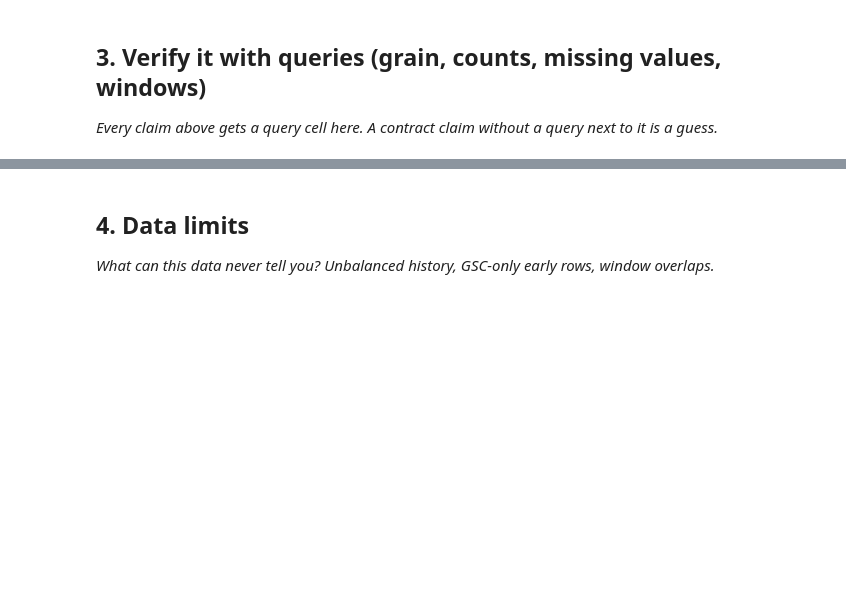
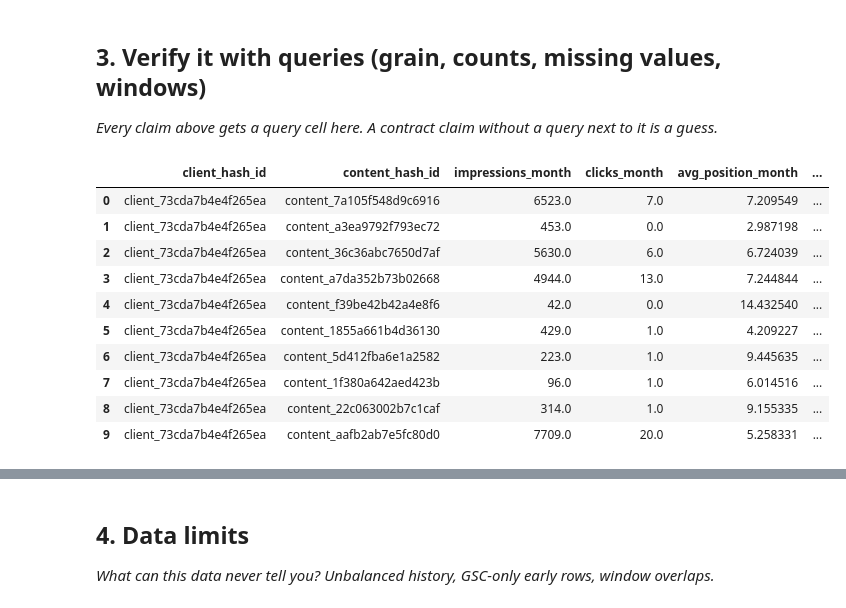
Before and after one commit to 7ayder-99/flyrank_internship, a Jupyter notebook: work/notebooks/w03_data_contract.ipynb, the cells around one changed output, grey strips where cells are left out. Drawn from its saved outputs; the diff is of its cells as text; code cells hidden in the pictures; blank space fills up the shorter version.

```diff
--- a/work/notebooks/w03_data_contract.ipynb
+++ b/work/notebooks/w03_data_contract.ipynb
@@ -15,0 +58,17 @@ This skeleton is yours to fill. Work the sections **in order** — each one has
+# %%
+%pip -q install duckdb
+
+import duckdb
+con = duckdb.connect()
+con.execute(f"CREATE OR REPLACE SECRET hf (TYPE huggingface, TOKEN '{hf_token}')")
+
+REL = "read_parquet('hf://datasets/FlyRank/internship-warehouse/fact_content_daily_performance/month=2026-03/*.parquet')"
+
+# Grain check
+con.sql(f"""
+    SELECT client_hash_id, content_hash_id, report_date, COUNT(*) AS c
+    FROM {REL}
+    GROUP BY client_hash_id, content_hash_id, report_date
+    HAVING c > 1
+    LIMIT 5
+""").show()
@@ -29,0 +117,28 @@ This skeleton is yours to fill. Work the sections **in order** — each one has
+# %%
+features_sql = f"""
+    SELECT
+        client_hash_id,
+        content_hash_id,
+        SUM(gsc_impressions) AS impressions_month,
+        SUM(gsc_clicks) AS clicks_month,
+        AVG(gsc_avg_position) AS avg_position_month,
+        SUM(CASE WHEN ga4_data_available IS TRUE THEN ga4_engaged_sessions ELSE 0 END) AS engaged_sessions_month,
+        COUNT(CASE WHEN gsc_impressions > 0 THEN 1 END) AS days_with_impressions
+    FROM {REL}
+    GROUP BY client_hash_id, content_hash_id
+"""
+
+feat_df = con.sql(features_sql).df()
+feat_df.head(10)
+# %% [output]
+|  | client_hash_id | content_hash_id | impressions_month | clicks_month | avg_position_month | ... |
+| 0 | client_73cda7b4e4f265ea | content_7a105f548d9c6916 | 6523.0 | 7.0 | 7.209549 | ... |
+| 1 | client_73cda7b4e4f265ea | content_a3ea9792f793ec72 | 453.0 | 0.0 | 2.987198 | ... |
+| 2 | client_73cda7b4e4f265ea | content_36c36abc7650d7af | 5630.0 | 6.0 | 6.724039 | ... |
+| 3 | client_73cda7b4e4f265ea | content_a7da352b73b02668 | 4944.0 | 13.0 | 7.244844 | ... |
+| 4 | client_73cda7b4e4f265ea | content_f39be42b42a4e8f6 | 42.0 | 0.0 | 14.432540 | ... |
+| 5 | client_73cda7b4e4f265ea | content_1855a661b4d36130 | 429.0 | 1.0 | 4.209227 | ... |
+| 6 | client_73cda7b4e4f265ea | content_5d412fba6e1a2582 | 223.0 | 1.0 | 9.445635 | ... |
+| 7 | client_73cda7b4e4f265ea | content_1f380a642aed423b | 96.0 | 1.0 | 6.014516 | ... |
+| 8 | client_73cda7b4e4f265ea | content_22c063002b7c1caf | 314.0 | 1.0 | 9.155335 | ... |
+| 9 | client_73cda7b4e4f265ea | content_aafb2ab7e5fc80d0 | 7709.0 | 20.0 | 5.258331 | ... |
```
Also changed, not shown: parts of 13 cells of this notebook.
